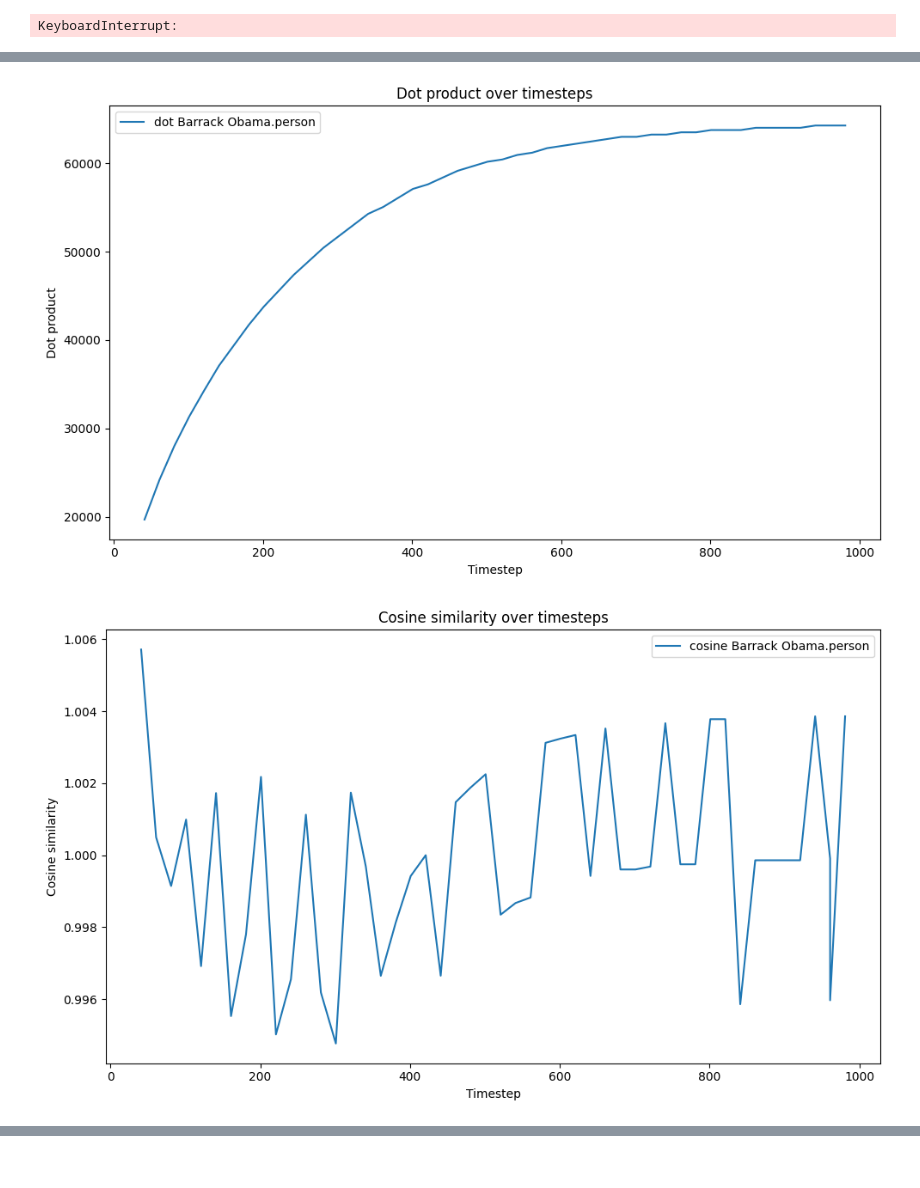
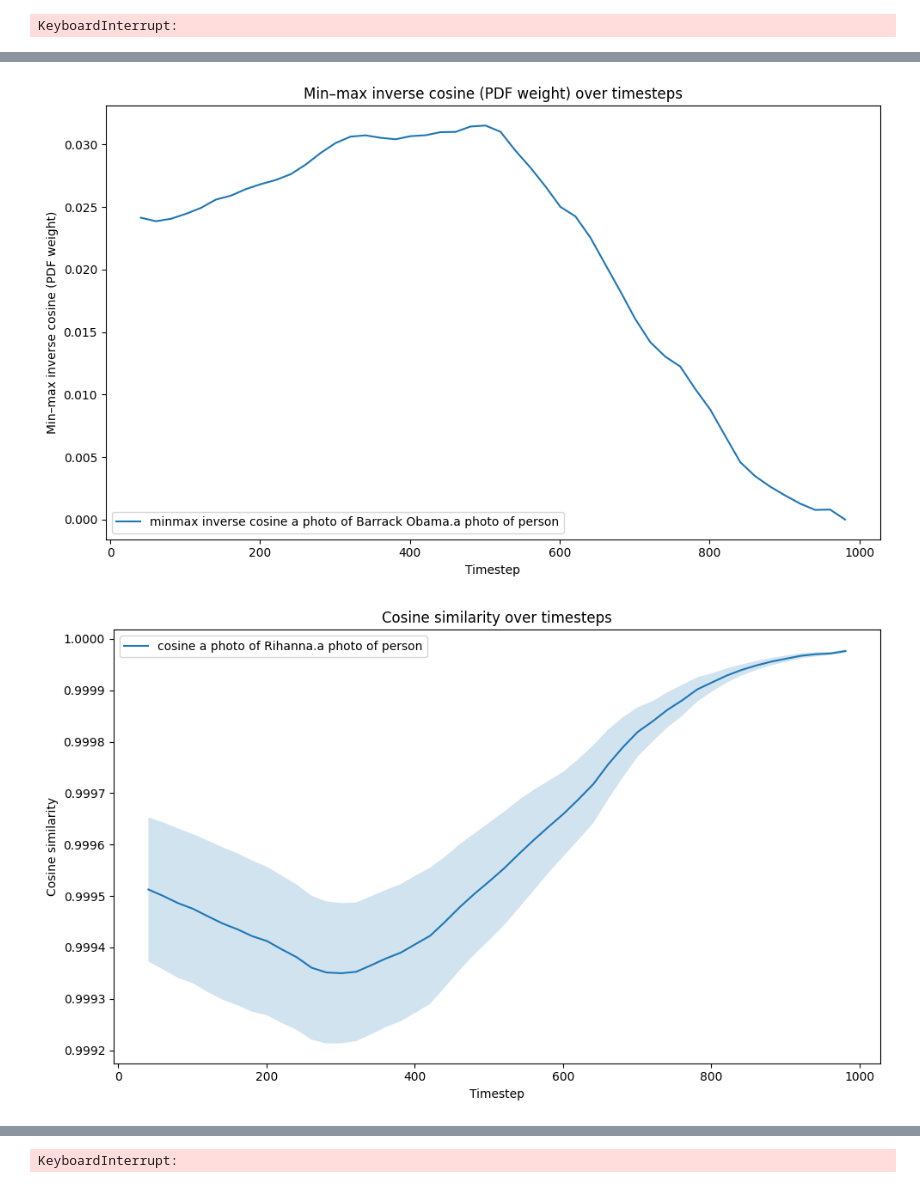
Before and after one commit to nessessence/UUL, a Jupyter notebook: sampling_stats.ipynb, the cells around one changed output, grey strips where cells are left out. Cells and saved outputs as stored; diff of their text form; code cells hidden in the pictures.

Commit message:
init sampling stats

```diff
--- a/sampling_stats.ipynb
+++ b/sampling_stats.ipynb
@@ -15,0 +22,8 @@ from collections import defaultdict
+# %%
+rng = np.random.RandomState(999)
+
+# seed = random.randint(0, 2**15)
+max_n_sample = 10000
+random_seeds = rng.choice(range(2**15), size=max_n_sample, replace=True) # max [n_concept,n_seed]
+
+print(random_seeds)
@@ -148,2 +409,9 @@ KeyboardInterrupt:
 # %%
-torch.save(update_output_stats, 'data_root/cache/tmp/sampling_stats_obama_person.pth')
+general_concept = "a photo of person"
+erase_concept = "a photo of Barrack Obama"
+output_stats = torch.load(f'data_root/cache/compositional_latents/{general_concept}.{erase_concept}_zt_nT50.n50.bs10.seed999_{general_concept}.pt')
+
+ts, probs = add_minmax_inverse_cosine(output_stats, erase_concept, general_concept)
+plot_output_stats(output_stats, stat="cosine", erase_concept=erase_concept, general_concept=general_concept, alpha=0.05)
+plot_output_stats(output_stats, stat="minmax_inverse_cosine",
+                  erase_concept=erase_concept, general_concept=general_concept)
@@ -314,6 +421,15 @@ def plot_output_stats(output_stats, stat="cosine",
 # %%
-# Example calls:
-plot_output_stats(output_stats, stat="norm",   erase_concept=erase_concept, general_concept=general_concept, alpha=0.05)
-plot_output_stats(output_stats, stat="dot",    erase_concept=erase_concept, general_concept=general_concept, alpha=0.05)
-plot_output_stats(output_stats, stat="cosine", erase_concept=erase_concept, general_concept=general_concept, alpha=0.05)
+general_concept = "a photo of person"
+
+for erase_concept in ['a photo of Barrack Obama','a photo of Rihanna', "a photo of Anne Hathaway",  "a photo of cat", "a photo of car", "a photo of tree"]:
+
+    output_stats = torch.load(f'data_root/cache/compositional_latents/{general_concept}.{erase_concept}_zt_nT50.n50.bs10.seed999_{general_concept}.pt')
+    ts, probs = add_minmax_inverse_cosine(output_stats, erase_concept, general_concept)
+
+
+    # plot_output_stats(output_stats, stat="norm",   erase_concept=erase_concept, general_concept=general_concept, alpha=0.05)
+    # plot_output_stats(output_stats, stat="dot",    erase_concept=erase_concept, general_concept=general_concept, alpha=0.05)
+    plot_output_stats(output_stats, stat="cosine", erase_concept=erase_concept, general_concept=general_concept, alpha=0.05)
+    plot_output_stats(output_stats, stat="minmax_inverse_cosine",
+                  erase_concept=erase_concept, general_concept=general_concept)
 # %% [output]
@@ -321,2 +437,2 @@ plot_output_stats(output_stats, stat="cosine", erase_concept=erase_concept, gene
-[figure, old version]
+[figure, new version]
-[figure, old version]
+[figure, new version]
@@ -322,0 +448,11 @@ plot_output_stats(output_stats, stat="cosine", erase_concept=erase_concept, gene
+# %%
+general_concept = "a photo of person"
+erase_concept = "a photo of Barrack Obama"
+output_stats_obama = torch.load(f'data_root/cache/compositional_latents/{general_concept}.{erase_concept}_zt_nT50.n50.bs10.seed999_{general_concept}.pt')
+
+
+general_concept = "a photo of person"
+erase_concept = "a photo of Rihanna"
+output_stats_rihanna = torch.load(f'data_root/cache/compositional_latents/{general_concept}.{erase_concept}_zt_nT50.n50.bs10.seed999_{general_concept}.pt')
+# %% [output]
+KeyboardInterrupt:
```
Also changed, not shown: parts of 13 cells of this notebook, 10 other files.
